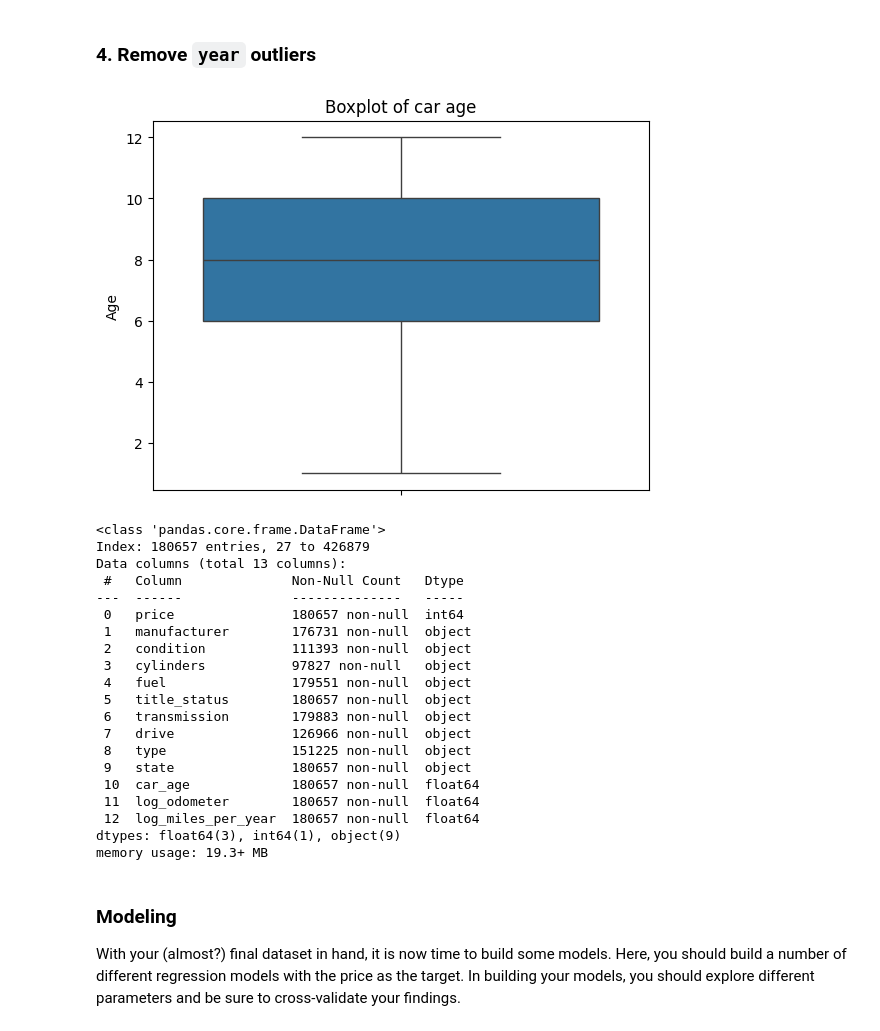
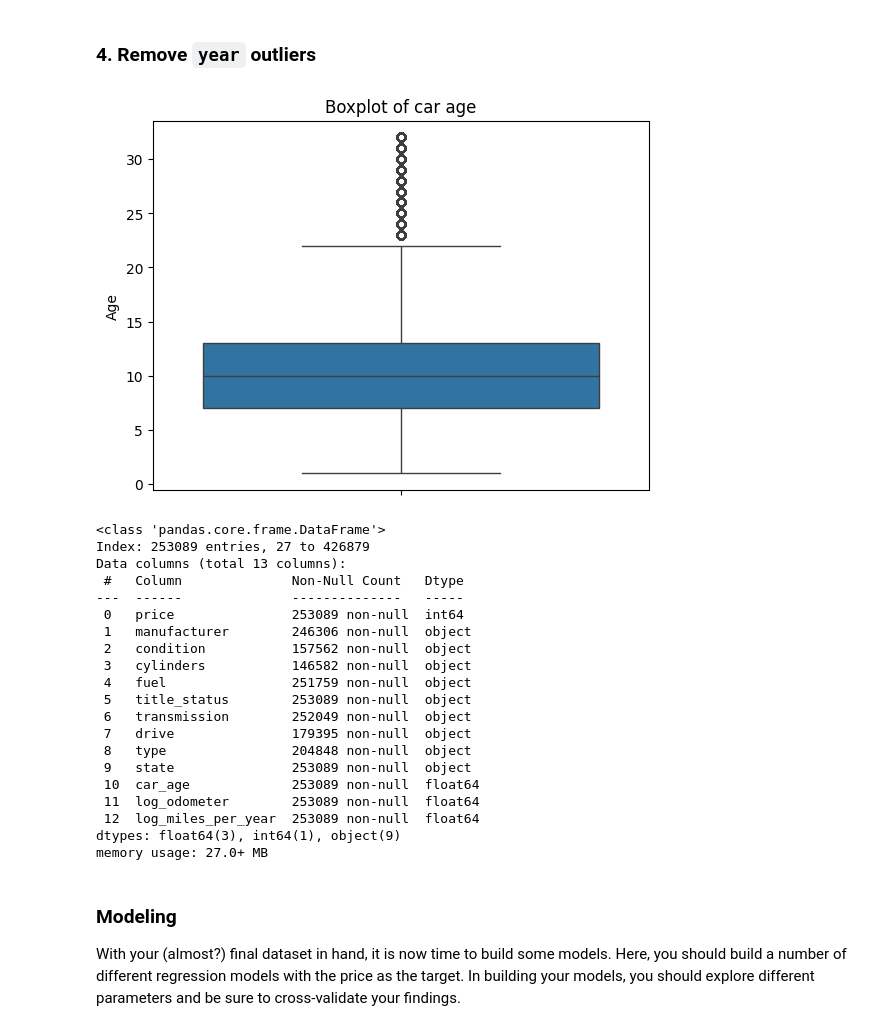
Before and after one commit to vegalopm/ml-assignment-mod11, a Jupyter notebook: prompt_II.ipynb, the cells around one changed output. Cells and saved outputs as stored; diff of their text form; code cells hidden in the pictures.

```diff
--- a/prompt_II.ipynb
+++ b/prompt_II.ipynb
@@ -308,36 +307,36 @@ plt.show()
 ### 4. Remove `year` outliers
 # %%
 # Let's keep cars from year 1990 and above
-cars = cars.loc[cars['car_age'] <= 12]
+cars = cars.loc[cars['car_age'] <= 32]
 # Graph a box plot of the price column to see the new distribution
 sns.boxplot(y=cars['car_age'])
 plt.title("Boxplot of car age")
 plt.ylabel("Age")
 plt.show()
 
 cars.info()
 # %% [output]
-[figure, old version]
+[figure, new version]
 <class 'pandas.core.frame.DataFrame'>
-Index: 180657 entries, 27 to 426879
+Index: 253089 entries, 27 to 426879
 Data columns (total 13 columns):
  #   Column              Non-Null Count   Dtype
 ---  ------              --------------   -----
- 0   price               180657 non-null  int64
- 1   manufacturer        176731 non-null  object
- 2   condition           111393 non-null  object
- 3   cylinders           97827 non-null   object
- 4   fuel                179551 non-null  object
- 5   title_status        180657 non-null  object
- 6   transmission        179883 non-null  object
- 7   drive               126966 non-null  object
- 8   type                151225 non-null  object
- 9   state               180657 non-null  object
- 10  car_age             180657 non-null  float64
- 11  log_odometer        180657 non-null  float64
- 12  log_miles_per_year  180657 non-null  float64
+ 0   price               253089 non-null  int64
+ 1   manufacturer        246306 non-null  object
+ 2   condition           157562 non-null  object
+ 3   cylinders           146582 non-null  object
+ 4   fuel                251759 non-null  object
+ 5   title_status        253089 non-null  object
+ 6   transmission        252049 non-null  object
+ 7   drive               179395 non-null  object
+ 8   type                204848 non-null  object
+ 9   state               253089 non-null  object
+ 10  car_age             253089 non-null  float64
+ 11  log_odometer        253089 non-null  float64
+ 12  log_miles_per_year  253089 non-null  float64
 dtypes: float64(3), int64(1), object(9)
-memory usage: 19.3+ MB
+memory usage: 27.0+ MB
 # %% [markdown]
 ### Modeling
 
```
Also changed, not shown: parts of 6 cells of this notebook.
